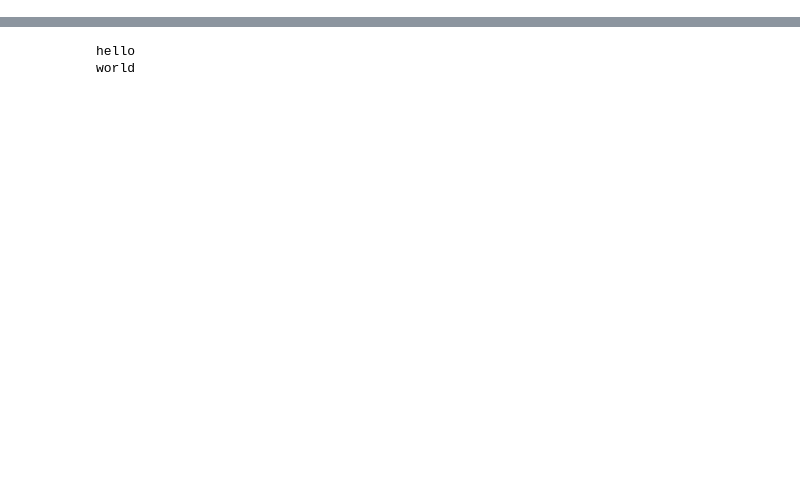
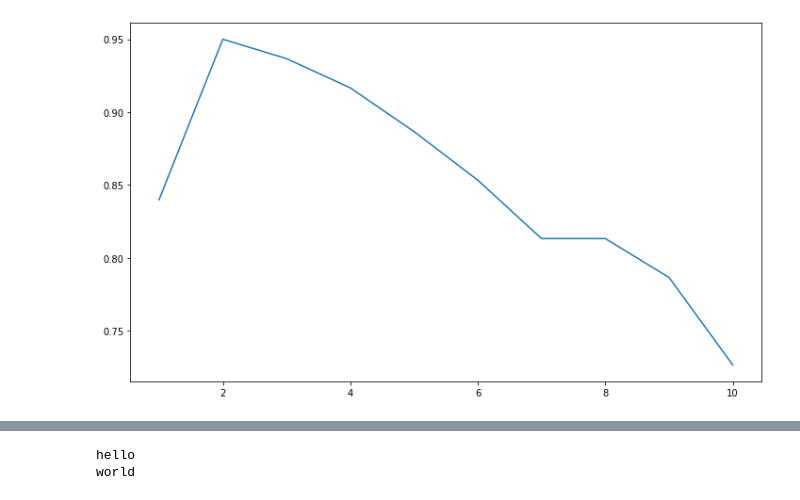
Before and after one commit to nirvolo/kNN-Feature-Search, a Jupyter notebook: kNN_Search_Code.ipynb, the cells around one changed output, grey strips where cells are left out. Cells and saved outputs as stored; diff of their text form; code cells hidden in the pictures; blank space fills up the shorter version.

```diff
--- a/kNN_Search_Code.ipynb
+++ b/kNN_Search_Code.ipynb
@@ -237,0 +297,9 @@ On the 5 th level of the search tree
+# %%
+# Creating plot of accuracy vs. number of features
+# for backward elimination
+#sml_bwd_sort = sorted(acc_small_bwd, key = getKey)
+sml_numftr_bwd = [len(acc_small_bwd[i][1]) for i in range(0,len(acc_small_bwd))]
+plt.plot(sml_numftr_bwd,bwd_sml_acc)
+plt.show()
+# %% [output]
+[figure, added]
```
Also changed, not shown: parts of 18 cells of this notebook.
